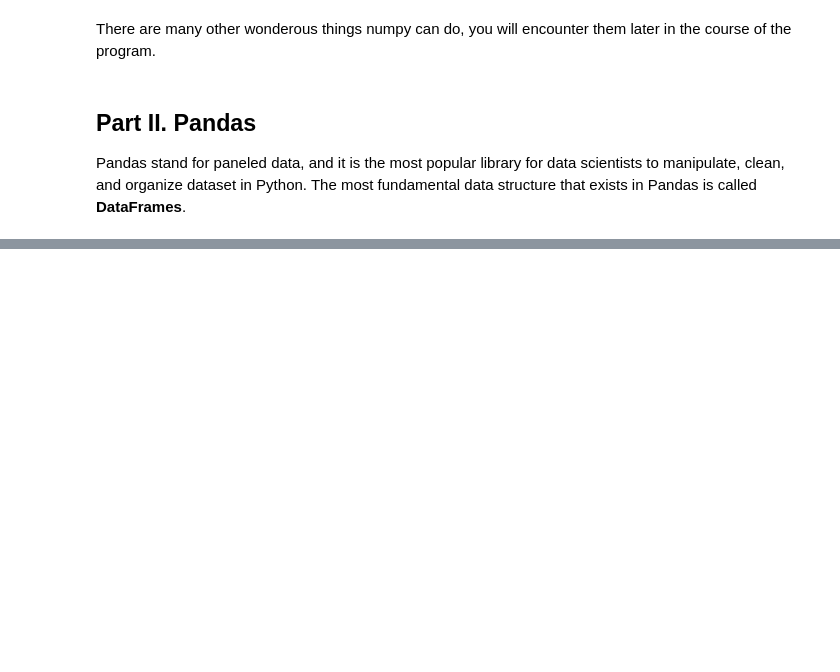
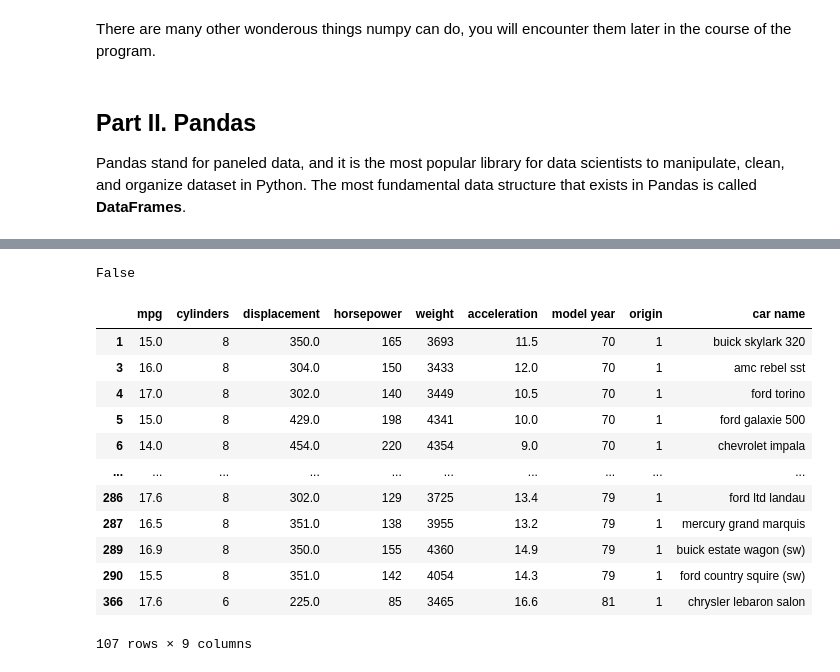
Before and after one commit to brenfrrs/nyc-mhtn-ds-091420-lectures, a Jupyter notebook: Phase_1/Intro_to_libraries_1.ipynb, the cells around one changed output, grey strips where cells are left out. Cells and saved outputs as stored; diff of their text form; code cells hidden in the pictures; blank space fills up the shorter version.

```diff
--- a/Phase_1/Intro_to_libraries_1.ipynb
+++ b/Phase_1/Intro_to_libraries_1.ipynb
@@ -103,8 +242,26 @@ type(df)
 # %%
 # examine whether we have missing value - it could really affect the data!
-df.isnull().sum()
+df.isnull().sum().any()
+# %% [output]
+False
 # %%
 # exercise - want weight greater than 3000 and mpg less than 18
+
+df[(df['weight'] > 3000) & (df['mpg'] < 18)] #need to specify order of operations with parenths
+# %% [output]
+|  | mpg | cylinders | displacement | horsepower | weight | acceleration | model year | origin | car name |
+| 1 | 15.0 | 8 | 350.0 | 165 | 3693 | 11.5 | 70 | 1 | buick skylark 320 |
+| 3 | 16.0 | 8 | 304.0 | 150 | 3433 | 12.0 | 70 | 1 | amc rebel sst |
+| 4 | 17.0 | 8 | 302.0 | 140 | 3449 | 10.5 | 70 | 1 | ford torino |
+| 5 | 15.0 | 8 | 429.0 | 198 | 4341 | 10.0 | 70 | 1 | ford galaxie 500 |
+| 6 | 14.0 | 8 | 454.0 | 220 | 4354 | 9.0 | 70 | 1 | chevrolet impala |
+| ... | ... | ... | ... | ... | ... | ... | ... | ... | ... |
+| 286 | 17.6 | 8 | 302.0 | 129 | 3725 | 13.4 | 79 | 1 | ford ltd landau |
+| 287 | 16.5 | 8 | 351.0 | 138 | 3955 | 13.2 | 79 | 1 | mercury grand marquis |
+| 289 | 16.9 | 8 | 350.0 | 155 | 4360 | 14.9 | 79 | 1 | buick estate wagon (sw) |
+| 290 | 15.5 | 8 | 351.0 | 142 | 4054 | 14.3 | 79 | 1 | ford country squire (sw) |
+| 366 | 17.6 | 6 | 225.0 | 85 | 3465 | 16.6 | 81 | 1 | chrysler lebaron salon |
+107 rows × 9 columns
 # %%
 # exercise - get the cars that are heavier than 3000 but has a horsepower less than 150
 
```
Also changed, not shown: parts of 20 cells of this notebook.
